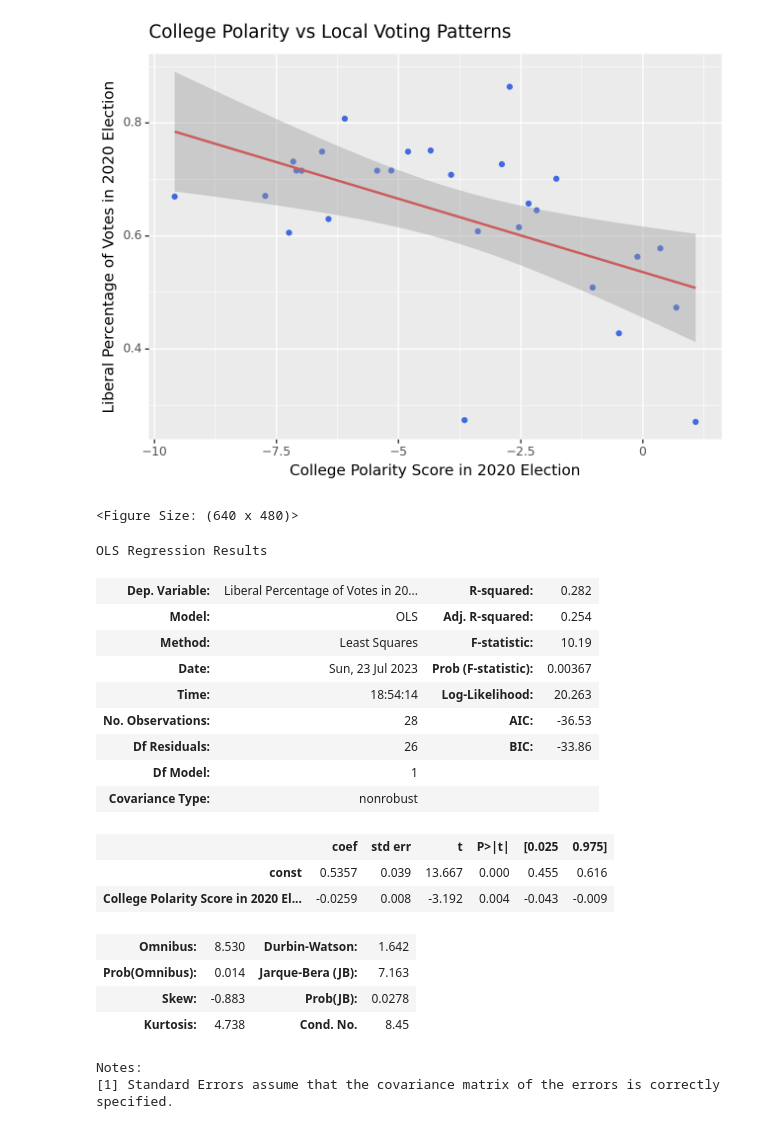
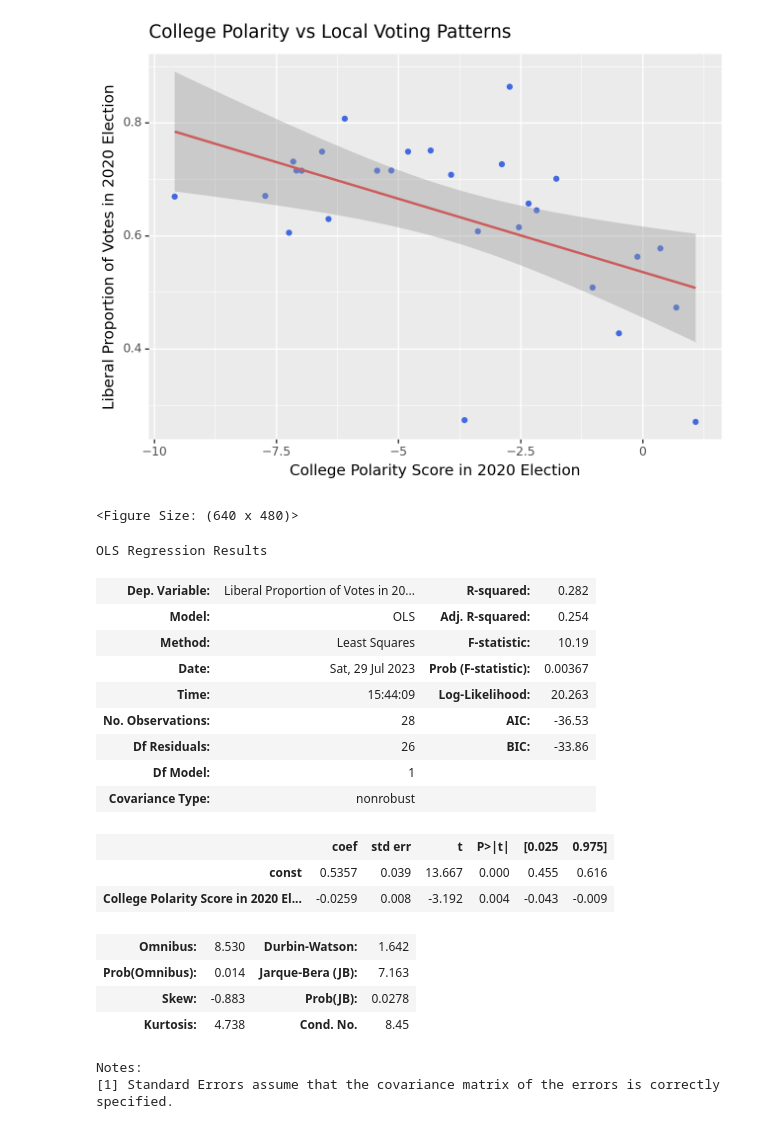
Before and after one commit to theodoremui/diversity-colleges, a Jupyter notebook: notebooks/investigation/Local Voting vs College Polarity.ipynb, the cells around one changed output. Saved outputs shown, nothing was run; the diff lists cells and outputs as text; code cells hidden in the pictures.

```diff
--- a/notebooks/investigation/Local Voting vs College Polarity.ipynb
+++ b/notebooks/investigation/Local Voting vs College Polarity.ipynb
@@ -13,8 +16,8 @@ from plotnine.data import mpg
 import statsmodels.api as sm
 # %%
 # Read CSV Files
-df = pd.read_csv('../../data/College Records - college-counties-2020.csv')
-cvd = pd.read_csv('../../data/countypres_2000-2020.csv')
+df = pd.read_csv('../../../data/College Records - college-counties-2020.csv')
+cvd = pd.read_csv('../../../data/countypres_2000-2020.csv')
 # %%
 # Clean input data to remove nulls and reset index
 df = df.dropna()
@@ -50,46 +53,46 @@ df["Liberal Percents"] = liberal_percents
 df["Conservative Percents"] = conservative_percents
 # %%
 if AVERAGE:
-    plot_df = pd.DataFrame(columns=["College Polarity Score from 2016-2019", "Liberal Percentage of Votes in 2020 Election"])
+    plot_df = pd.DataFrame(columns=["College Polarity Score from 2016-2019", "Liberal Proportion of Votes in 2020 Election"])
     # Average Data for 4 years
     for row in df.iterrows():
         scores = [row[1][str(i)] for i in range(YEAR-4, YEAR)]
         average = np.mean(scores)
         plot_df.loc[len(plot_df)] = [average, row[1]["Liberal Percents"]]
 else:
-    plot_df = pd.DataFrame(columns=["College Polarity Score in 2020 Election", "Liberal Percentage of Votes in 2020 Election"])
+    plot_df = pd.DataFrame(columns=["College Polarity Score in 2020 Election", "Liberal Proportion of Votes in 2020 Election"])
     for row in df.iterrows():
         plot_df.loc[len(plot_df)] = [row[1][str(YEAR)], row[1]["Liberal Percents"]]
 # %%
 # Plot Data
 if AVERAGE:
     x_string = "College Polarity Score from 2016-2019"
 else:
     x_string = "College Polarity Score in 2020 Election"
 x = plot_df[x_string]
-y = plot_df["Liberal Percentage of Votes in 2020 Election"]
-plot = (ggplot(plot_df, aes(x_string, 'Liberal Percentage of Votes in 2020 Election'))
+y = plot_df["Liberal Proportion of Votes in 2020 Election"]
+plot = (ggplot(plot_df, aes(x_string, 'Liberal Proportion of Votes in 2020 Election'))
  + geom_point(color = 'royalblue')
  + ggtitle("College Polarity vs Local Voting Patterns")
  + stat_smooth(method='lm', color='indianred'))
 plot
 # %% [output]
-[figure, old version]
+[figure, new version]
 <Figure Size: (640 x 480)>
 # %%
 # Data scoring
 x = plot_df[[x_string]]
-y = plot_df['Liberal Percentage of Votes in 2020 Election']
+y = plot_df['Liberal Proportion of Votes in 2020 Election']
 x = sm.add_constant(x)
 model = sm.OLS(y, x).fit()
 model.summary()
 # %% [output]
 OLS Regression Results
-| Dep. Variable: | Liberal Percentage of Votes in 20... | R-squared: | 0.282 |
+| Dep. Variable: | Liberal Proportion of Votes in 20... | R-squared: | 0.282 |
 | Model: | OLS | Adj. R-squared: | 0.254 |
 | Method: | Least Squares | F-statistic: | 10.19 |
-| Date: | Sun, 23 Jul 2023 | Prob (F-statistic): | 0.00367 |
-| Time: | 18:54:14 | Log-Likelihood: | 20.263 |
+| Date: | Sat, 29 Jul 2023 | Prob (F-statistic): | 0.00367 |
+| Time: | 15:44:09 | Log-Likelihood: | 20.263 |
 | No. Observations: | 28 | AIC: | -36.53 |
 | Df Residuals: | 26 | BIC: | -33.86 |
 | Df Model: | 1 |  |  |
```
Also changed, not shown: parts of 2 cells of this notebook.
